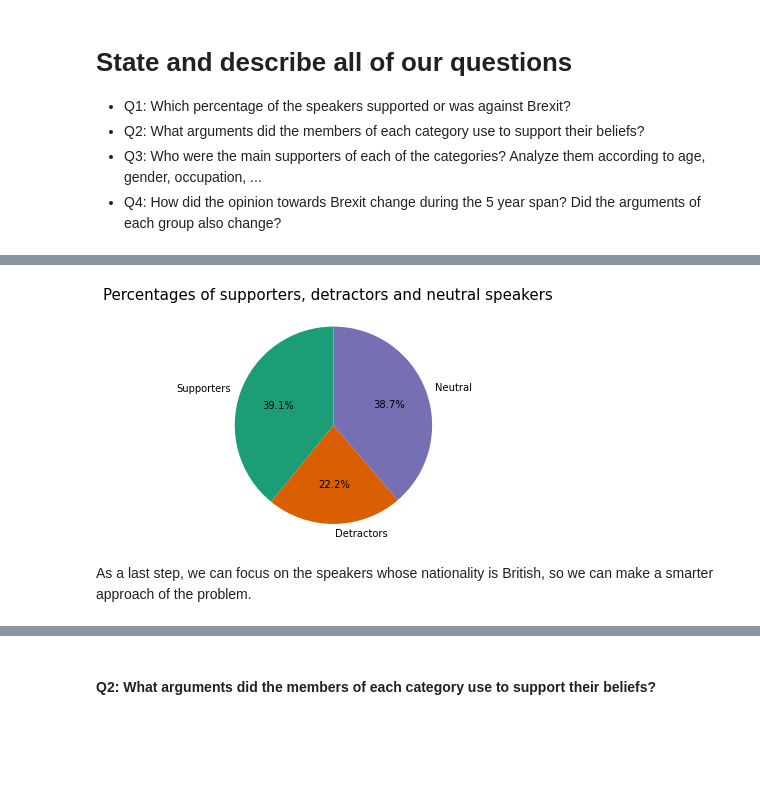
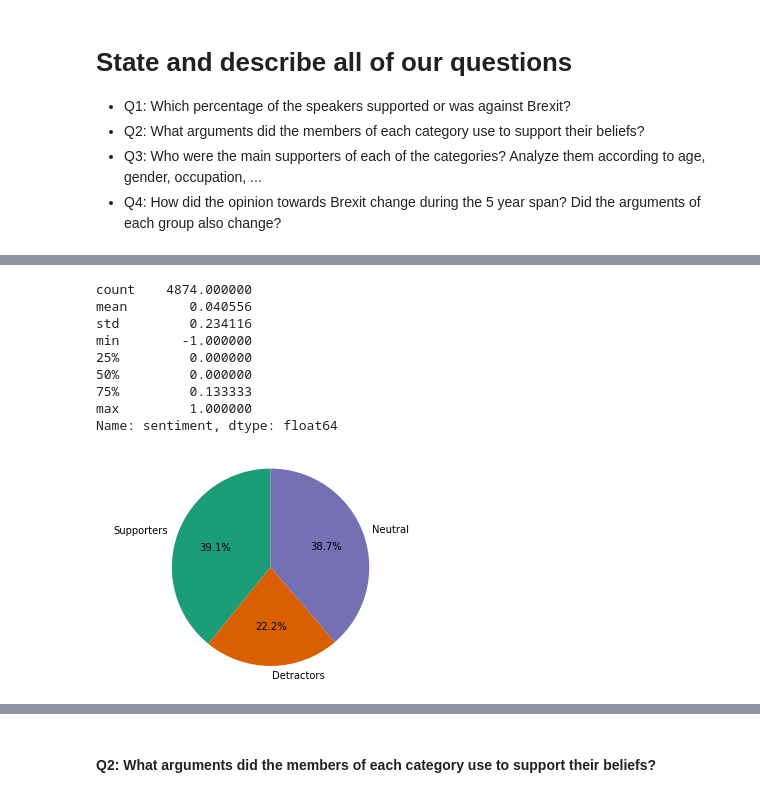
Before and after one commit to epfl-ada/ada-2021-project-kava, a Jupyter notebook: milestone2_template.ipynb, the cells around one changed output, grey strips where cells are left out. Saved outputs shown, nothing was run; the diff lists cells and outputs as text; code cells hidden in the pictures; blank space fills up the shorter version.

```diff
--- a/milestone2_template.ipynb
+++ b/milestone2_template.ipynb
@@ -770,24 +554,0 @@ The first step removes quotes that are not mentioning Brexit and as such are irr
-# %%
-# Extracting summary statistics & distributions
-from collections import Counter
-print('\033[1m','Investigate summary distributions')
-
-labs = ['nationality','gender','ethnic_group','occupation','party','academic_degree','candidacy','religion']
-fig, axs = plt.subplots(2, 4,figsize=(20,14))
-
-n = 0
-for ele in labs:
-    f = int(np.floor(n/4))
-    c = n%4
-    a =[x[0] for x in list(df_speaker_attributes.dropna(subset=[ele])[ele])]
-    r = Counter(a)
-    b = r.most_common()[0:10]
-    k = [i[0] for i in b]
-    v = [i[1] for i in b]
-    sns.barplot(k,v,ax = axs[f][c])
-    axs[f][c].set_title(labs[n])
-    axs[f][c].tick_params(labelrotation=45)
-
-    n+=1
-plt.suptitle('Occurences for the 10 most popular items in each category',fontsize=15)
-plt.show()
@@ -921,24 +858,36 @@ If we do a deeper analysis , we can classify the speakers based on the polarity
+# %%
+df_quotes['sentiment'].describe()
+# %% [output]
+count    4874.000000
+mean        0.040556
+std         0.234116
+min        -1.000000
+25%         0.000000
+50%         0.000000
+75%         0.133333
+max         1.000000
+Name: sentiment, dtype: float64
 # %%
-# Classify supporters, detractors and neutral quotes based on the polarity obtained
-supporters = df_quotes_with_sentiment.loc[df_quotes_with_sentiment['polarity'] > 0]
-supporters_percentage = len(supporters.index)/len(df_quotes_with_sentiment.index)
-detractors = df_quotes_with_sentiment.loc[df_quotes_with_sentiment['polarity'] < 0]
-detractors_percentage = len(detractors.index)/len(df_quotes_with_sentiment.index)
-neutral = df_quotes_with_sentiment.loc[df_quotes_with_sentiment['polarity'] == 0]
-neutral_percentage = len(neutral.index)/len(df_quotes_with_sentiment.index)
-
+supporters = df_quotes.loc[df_quotes['sentiment'] > 0]
+supporters_percentage = len(supporters.index)/len(df_quotes.index)
+detractors = df_quotes.loc[df_quotes['sentiment'] < 0]
+detractors_percentage = len(detractors.index)/len(df_quotes.index)
+neutral = df_quotes.loc[df_quotes['sentiment'] == 0]
+neutral_percentage = len(neutral.index)/len(df_quotes.index)
+# print("Percentage of supporters: {0:.2%}".format(supporters_percentage))
+# print("Percentage of detractors: {0:.2%}".format(detractors_percentage))
+# print("Percentage of neutral: {0:.2%}".format(neutral_percentage))
 # Pie chart, where the slices will be ordered and plotted counter-clockwise:
 labels = 'Supporters', 'Detractors', 'Neutral'
 colors = ['#1b9e77', '#d95f02', '#7570b3']
 sizes = [supporters_percentage, detractors_percentage, neutral_percentage]
 # explode = (0, 0.1, 0, 0)  # only "explode" the 2nd slice (i.e. 'Hogs')
+
 fig1, ax1 = plt.subplots()
 ax1.pie(sizes, labels=labels, colors=colors, autopct='%1.1f%%',
         shadow=False, startangle=90)
 ax1.axis('equal')  # Equal aspect ratio ensures that pie is drawn as a circle.
-plt.suptitle('Percentages of supporters, detractors and neutral speakers',fontsize=15)
+
 plt.show()
 # %% [output]
-[figure, old version]
+[figure, new version]
-# %% [markdown]
-As a last step, we can focus on the speakers whose nationality is British, so we can make a smarter approach of the problem.
```
Also changed, not shown: parts of 140 cells of this notebook.
